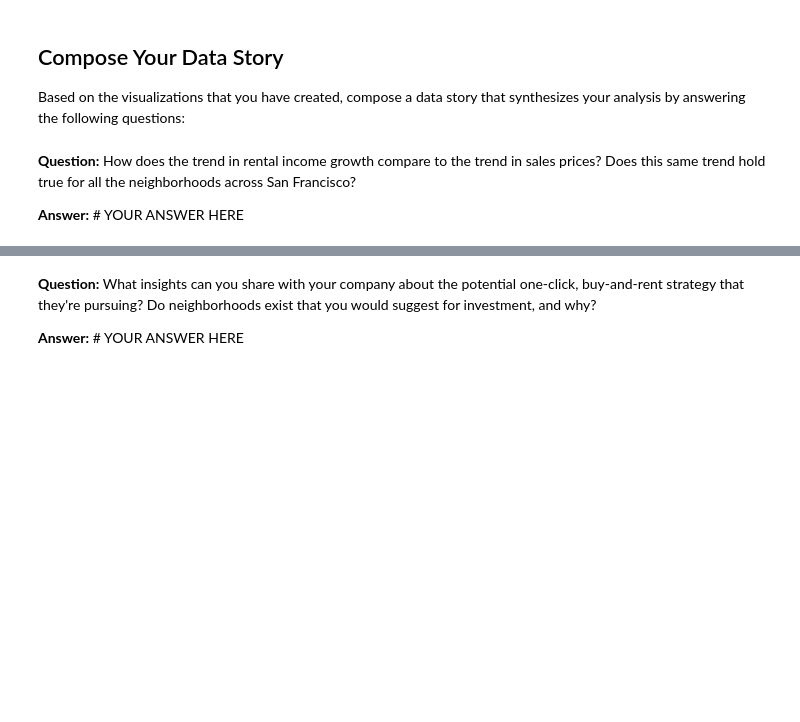
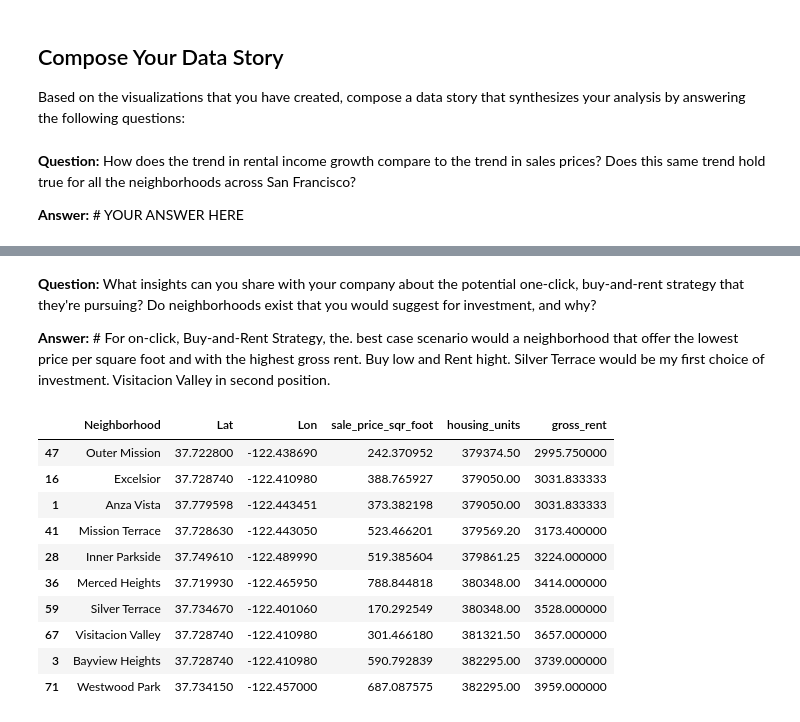
Before and after one commit to gitgenesis/Mod6_Challenge, a Jupyter notebook: san_francisco_housing.ipynb, the cells around one changed output, grey strips where cells are left out. Cells and saved outputs as stored; diff of their text form; code cells hidden in the pictures; blank space fills up the shorter version.

Commit message:
Second to submit challenge

```diff
--- a/san_francisco_housing.ipynb
+++ b/san_francisco_housing.ipynb
@@ -421,7 +422,7 @@ Note that your resulting plot should appear similar to the following image:
 ### Step 1: Read the `neighborhood_coordinates.csv` file from the `Resources` folder into the notebook, and create a DataFrame named `neighborhood_locations_df`. Be sure to set the `index_col` of the DataFrame as “Neighborhood”.
 # %%
 # Load neighborhoods coordinates data
-neighborhood_locations_df = # YOUR CODE HERE
+neighborhood_locations_df = pd.read_csv(Path("./Resources/neighborhoods_coordinates.csv"), index_col = ["Neighborhood"])
 
 # Review the DataFrame
-# YOUR CODE HERE
+neighborhood_locations_df
@@ -429,7 +445,7 @@ neighborhood_locations_df = # YOUR CODE HERE
 ### Step 2: Using the original `sfo_data_df` Dataframe, create a DataFrame named `all_neighborhood_info_df` that groups the data by neighborhood. Aggregate the results by the `mean` of the group.
 # %%
 # Calculate the mean values for each neighborhood
-all_neighborhood_info_df = # YOUR CODE HERE
+all_neighborhood_info_df = sfo_data_df.groupby('neighborhood').mean()
 
 # Review the resulting DataFrame
-# YOUR CODE HERE
+all_neighborhood_info_df
@@ -461,7 +505,8 @@ display(all_neighborhoods_df.tail())
 all_neighborhoods_df = all_neighborhoods_df.reset_index().dropna()
 
 # Rename the "index" column as "Neighborhood" for use in the Visualization
-all_neighborhoods_df = all_neighborhoods_df.rename(columns={"index": "Neighborhood"})
+all_neighborhoods_df = all_neighborhoods_df.rename(columns={'index' : 'Neighborhood'}).drop_duplicates()
+
 
 # Review the resulting DataFrame
 display(all_neighborhoods_df.head())
@@ -468,0 +527,8 @@ display(all_neighborhoods_df.tail())
+# %%
+# Filtering out the year columns to clean up the data
+
+all_neighborhoods_df = all_neighborhoods_df.drop(columns = ['year'])
+
+# Reviewing
+display(all_neighborhoods_df.head())
+display(all_neighborhoods_df.tail())
@@ -495,4 +680,22 @@ Based on the visualizations that you have created, compose a data story that syn
 # %% [markdown]
 **Question:** What insights can you share with your company about the potential one-click, buy-and-rent strategy that they're pursuing? Do neighborhoods exist that you would suggest for investment, and why?
 
-**Answer:** # YOUR ANSWER HERE
+**Answer:** # For on-click, Buy-and-Rent Strategy, the. best case scenario would a neighborhood that offer the lowest price per square foot and with the highest gross rent. Buy low and Rent hight.
+Silver Terrace would be my first choice of investment.
+Visitacion Valley in second position.
+# %%
+# Let fetch the 10 highest rent and the
+ten_highest_rent = all_neighborhoods_df.sort_values('gross_rent').tail(10)
+ten_highest_rent
+# %% [output]
+|  | Neighborhood | Lat | Lon | sale_price_sqr_foot | housing_units | gross_rent |
+| 47 | Outer Mission | 37.722800 | -122.438690 | 242.370952 | 379374.50 | 2995.750000 |
+| 16 | Excelsior | 37.728740 | -122.410980 | 388.765927 | 379050.00 | 3031.833333 |
+| 1 | Anza Vista | 37.779598 | -122.443451 | 373.382198 | 379050.00 | 3031.833333 |
+| 41 | Mission Terrace | 37.728630 | -122.443050 | 523.466201 | 379569.20 | 3173.400000 |
+| 28 | Inner Parkside | 37.749610 | -122.489990 | 519.385604 | 379861.25 | 3224.000000 |
+| 36 | Merced Heights | 37.719930 | -122.465950 | 788.844818 | 380348.00 | 3414.000000 |
+| 59 | Silver Terrace | 37.734670 | -122.401060 | 170.292549 | 380348.00 | 3528.000000 |
+| 67 | Visitacion Valley | 37.728740 | -122.410980 | 301.466180 | 381321.50 | 3657.000000 |
+| 3 | Bayview Heights | 37.728740 | -122.410980 | 590.792839 | 382295.00 | 3739.000000 |
+| 71 | Westwood Park | 37.734150 | -122.457000 | 687.087575 | 382295.00 | 3959.000000 |
```
Also changed, not shown: parts of 23 cells of this notebook.
